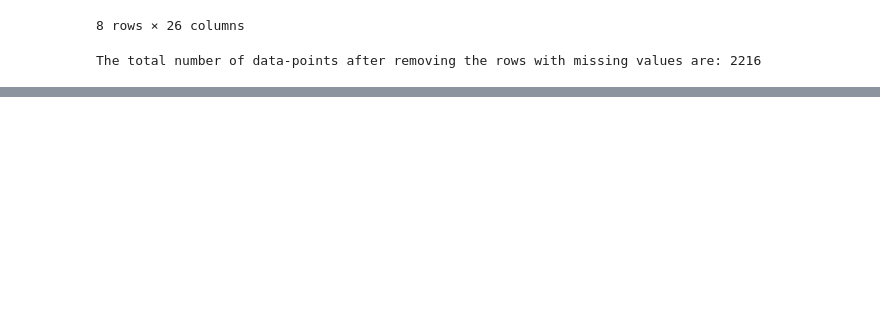
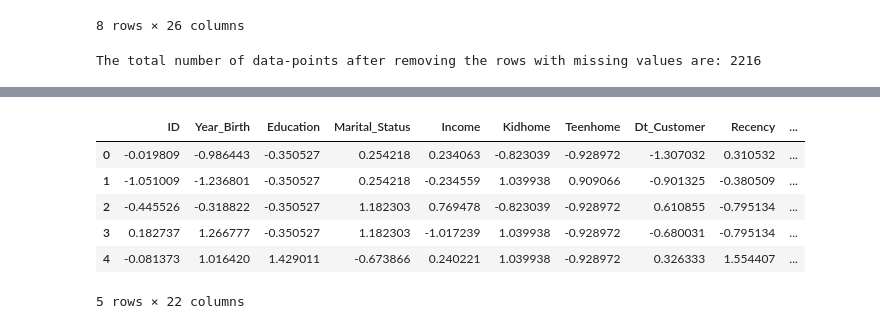
Before and after one commit to Ledja22/mini-project-3, a Jupyter notebook: notebooks/analysis.ipynb, the cells around one changed output, grey strips where cells are left out. Saved outputs shown, nothing was run; the diff lists cells and outputs as text; code cells hidden in the pictures; blank space fills up the shorter version.

```diff
--- a/notebooks/analysis.ipynb
+++ b/notebooks/analysis.ipynb
@@ -218,0 +206,13 @@ Best silhouette score: 0.237 at k=2
+# %%
+clustering = SpectralClustering(n_clusters=3, affinity='nearest_neighbors', random_state=42)
+labels = clustering.fit_predict(df_scaled)
+df_scaled['Cluster'] = labels
+df_scaled.head()
+# %% [output]
+|  | ID | Year_Birth | Education | Marital_Status | Income | Kidhome | Teenhome | Dt_Customer | Recency | ... |
+| 0 | -0.019809 | -0.986443 | -0.350527 | 0.254218 | 0.234063 | -0.823039 | -0.928972 | -1.307032 | 0.310532 | ... |
+| 1 | -1.051009 | -1.236801 | -0.350527 | 0.254218 | -0.234559 | 1.039938 | 0.909066 | -0.901325 | -0.380509 | ... |
+| 2 | -0.445526 | -0.318822 | -0.350527 | 1.182303 | 0.769478 | -0.823039 | -0.928972 | 0.610855 | -0.795134 | ... |
+| 3 | 0.182737 | 1.266777 | -0.350527 | 1.182303 | -1.017239 | 1.039938 | -0.928972 | -0.680031 | -0.795134 | ... |
+| 4 | -0.081373 | 1.016420 | 1.429011 | -0.673866 | 0.240221 | 1.039938 | -0.928972 | 0.326333 | 1.554407 | ... |
+5 rows × 22 columns
```
Also changed, not shown: parts of 10 cells of this notebook, 1 other file.
